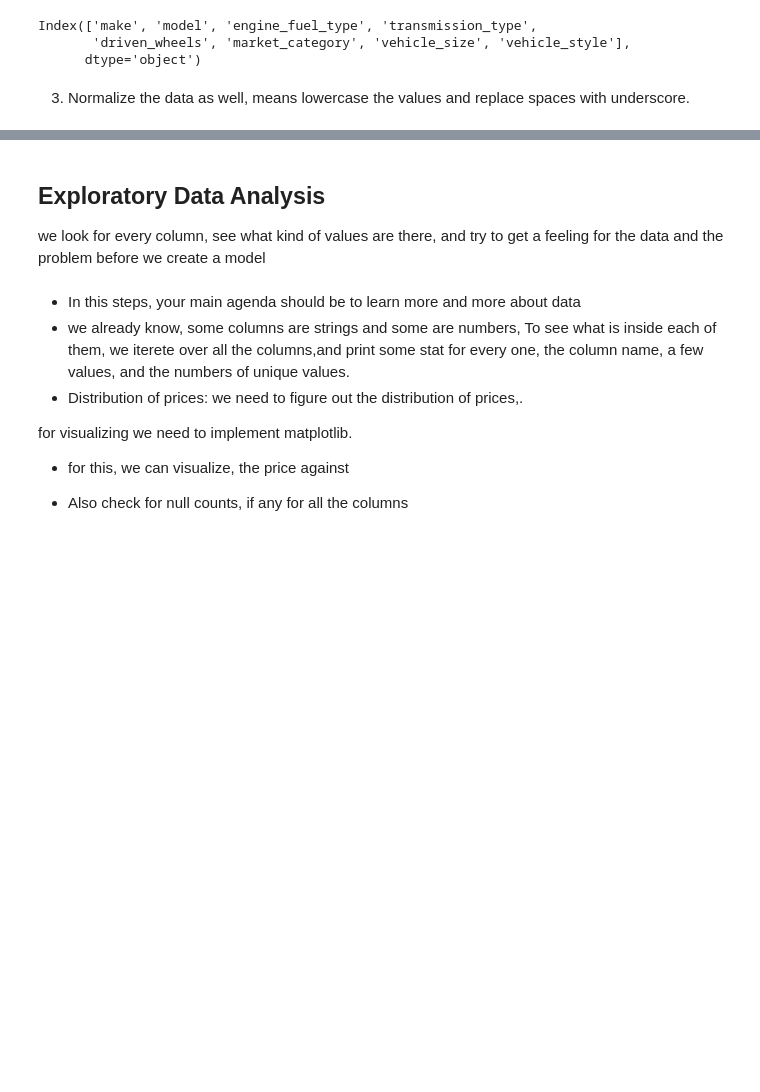
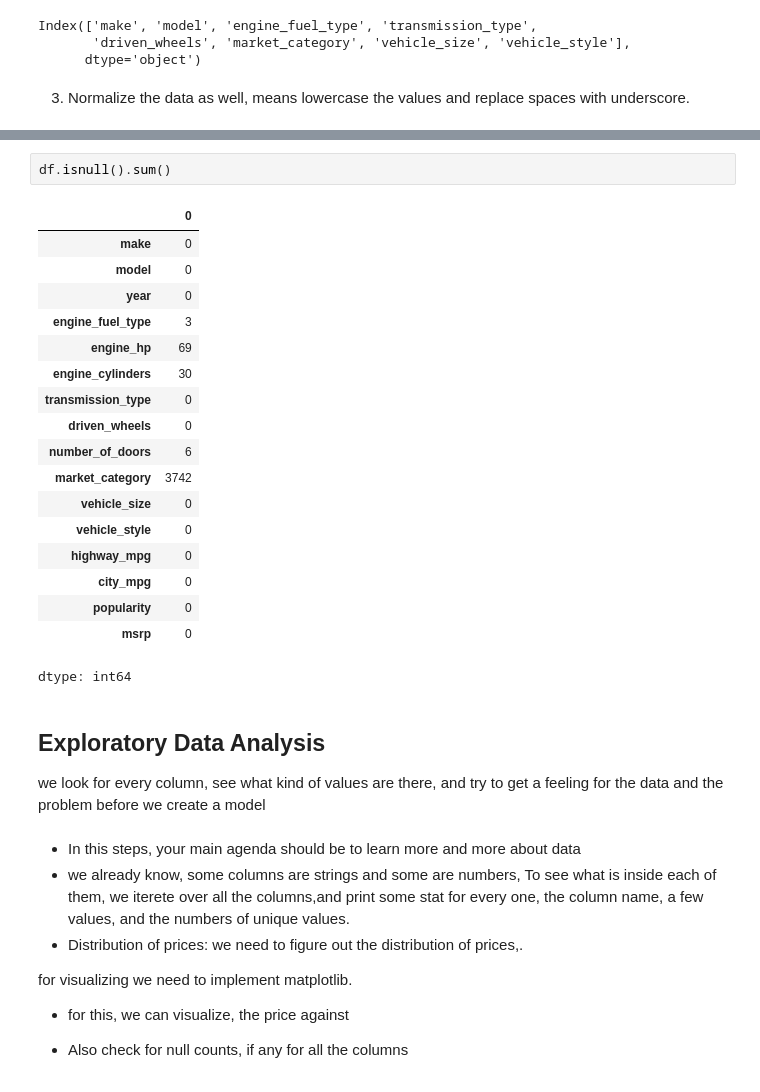
Before and after one commit to asmipandey18/Machine_learning, a Jupyter notebook: Regression_ML.ipynb, the cells around one changed output, grey strips where cells are left out. Drawn from its saved outputs; the diff is of its cells as text; blank space fills up the shorter version.

```diff
--- a/Regression_ML.ipynb
+++ b/Regression_ML.ipynb
@@ -139,3 +154,24 @@ Index(['make', 'model', 'engine_fuel_type', 'transmission_type',
+# %%
+df.isnull().sum()
+# %% [output]
+|  | 0 |
+| make | 0 |
+| model | 0 |
+| year | 0 |
+| engine_fuel_type | 3 |
+| engine_hp | 69 |
+| engine_cylinders | 30 |
+| transmission_type | 0 |
+| driven_wheels | 0 |
+| number_of_doors | 6 |
+| market_category | 3742 |
+| vehicle_size | 0 |
+| vehicle_style | 0 |
+| highway_mpg | 0 |
+| city_mpg | 0 |
+| popularity | 0 |
+| msrp | 0 |
+dtype: int64
 # %% [markdown]
 ## Exploratory Data Analysis
 
```
Also changed, not shown: parts of 5 cells of this notebook.
